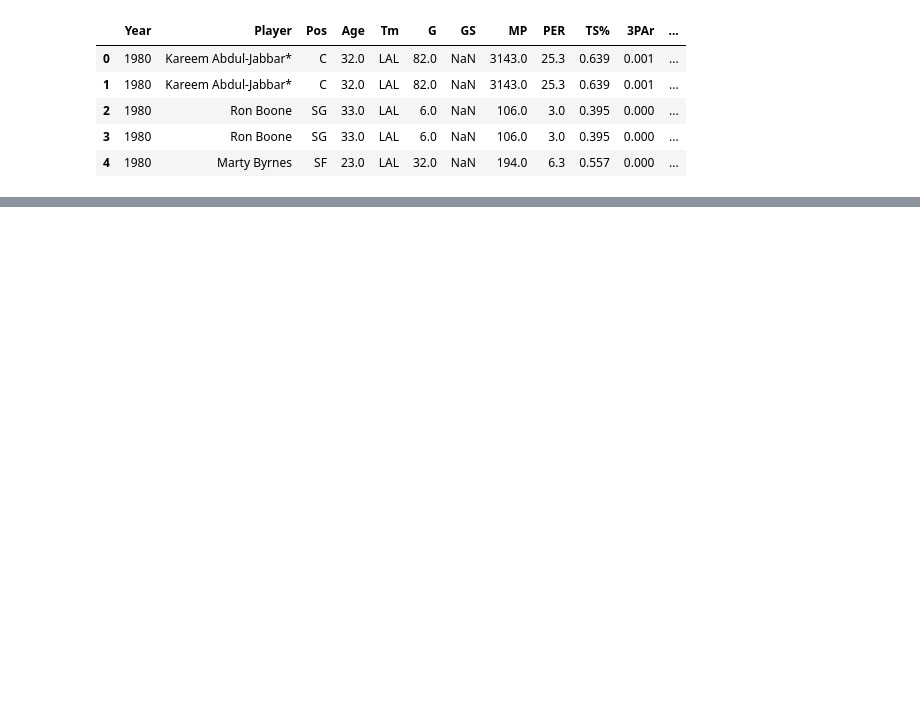
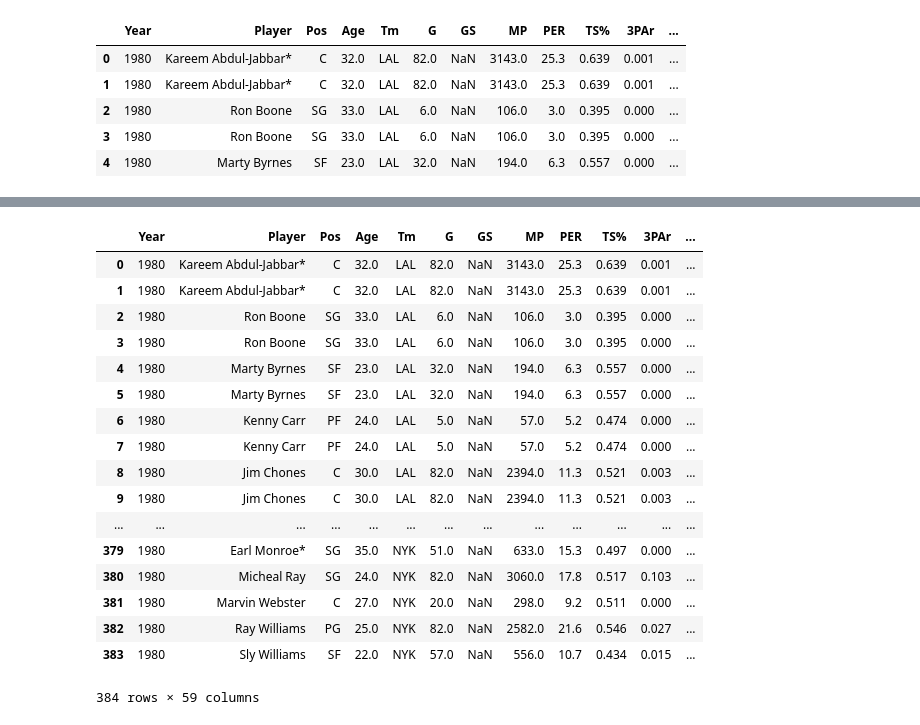
Before and after one commit to eranblack/Capstone, a Jupyter notebook: Hypothesis.ipynb, the cells around one changed output, grey strips where cells are left out. Cells and saved outputs as stored; diff of their text form; code cells hidden in the pictures; blank space fills up the shorter version.

```diff
--- a/Hypothesis.ipynb
+++ b/Hypothesis.ipynb
@@ -140,2 +143,23 @@ tot.head()
 # %%
 tot['prev_year']=tot['Year']-1
+# %%
+tot[tot['Year']==1980]
+# %% [output]
+|  | Year | Player | Pos | Age | Tm | G | GS | MP | PER | TS% | 3PAr | ... |
+| 0 | 1980 | Kareem Abdul-Jabbar* | C | 32.0 | LAL | 82.0 | NaN | 3143.0 | 25.3 | 0.639 | 0.001 | ... |
+| 1 | 1980 | Kareem Abdul-Jabbar* | C | 32.0 | LAL | 82.0 | NaN | 3143.0 | 25.3 | 0.639 | 0.001 | ... |
+| 2 | 1980 | Ron Boone | SG | 33.0 | LAL | 6.0 | NaN | 106.0 | 3.0 | 0.395 | 0.000 | ... |
+| 3 | 1980 | Ron Boone | SG | 33.0 | LAL | 6.0 | NaN | 106.0 | 3.0 | 0.395 | 0.000 | ... |
+| 4 | 1980 | Marty Byrnes | SF | 23.0 | LAL | 32.0 | NaN | 194.0 | 6.3 | 0.557 | 0.000 | ... |
+| 5 | 1980 | Marty Byrnes | SF | 23.0 | LAL | 32.0 | NaN | 194.0 | 6.3 | 0.557 | 0.000 | ... |
+| 6 | 1980 | Kenny Carr | PF | 24.0 | LAL | 5.0 | NaN | 57.0 | 5.2 | 0.474 | 0.000 | ... |
+| 7 | 1980 | Kenny Carr | PF | 24.0 | LAL | 5.0 | NaN | 57.0 | 5.2 | 0.474 | 0.000 | ... |
+| 8 | 1980 | Jim Chones | C | 30.0 | LAL | 82.0 | NaN | 2394.0 | 11.3 | 0.521 | 0.003 | ... |
+| 9 | 1980 | Jim Chones | C | 30.0 | LAL | 82.0 | NaN | 2394.0 | 11.3 | 0.521 | 0.003 | ... |
+| ... | ... | ... | ... | ... | ... | ... | ... | ... | ... | ... | ... | ... |
+| 379 | 1980 | Earl Monroe* | SG | 35.0 | NYK | 51.0 | NaN | 633.0 | 15.3 | 0.497 | 0.000 | ... |
+| 380 | 1980 | Micheal Ray | SG | 24.0 | NYK | 82.0 | NaN | 3060.0 | 17.8 | 0.517 | 0.103 | ... |
+| 381 | 1980 | Marvin Webster | C | 27.0 | NYK | 20.0 | NaN | 298.0 | 9.2 | 0.511 | 0.000 | ... |
+| 382 | 1980 | Ray Williams | PG | 25.0 | NYK | 82.0 | NaN | 2582.0 | 21.6 | 0.546 | 0.027 | ... |
+| 383 | 1980 | Sly Williams | SF | 22.0 | NYK | 57.0 | NaN | 556.0 | 10.7 | 0.434 | 0.015 | ... |
+384 rows × 59 columns
```
Also changed, not shown: parts of 39 cells of this notebook.
